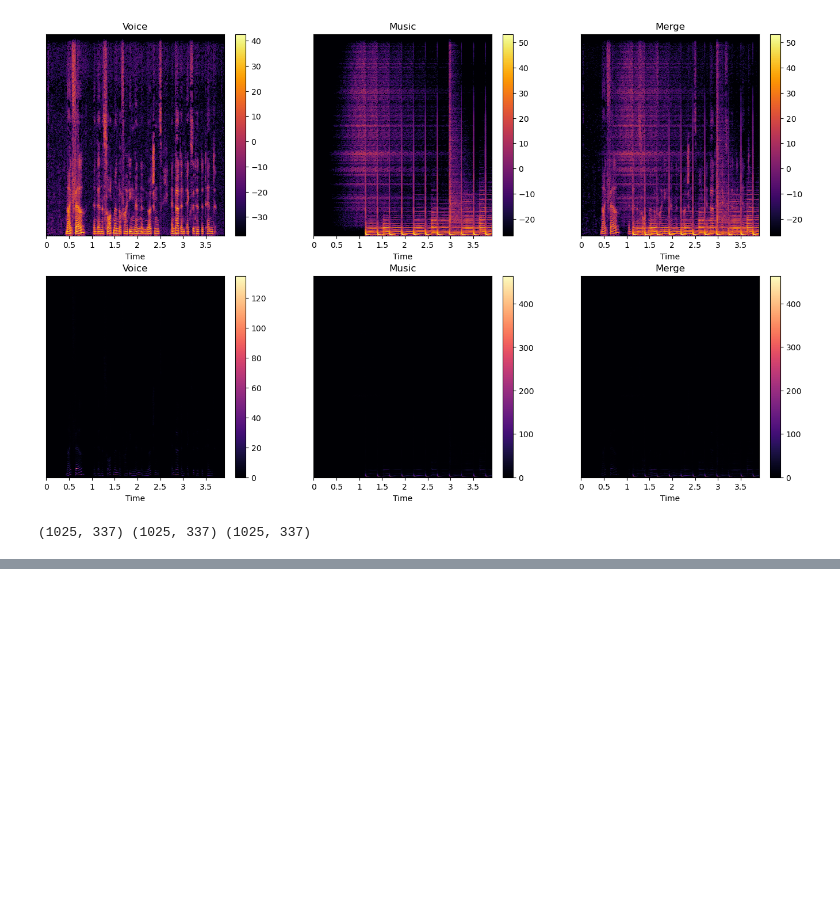
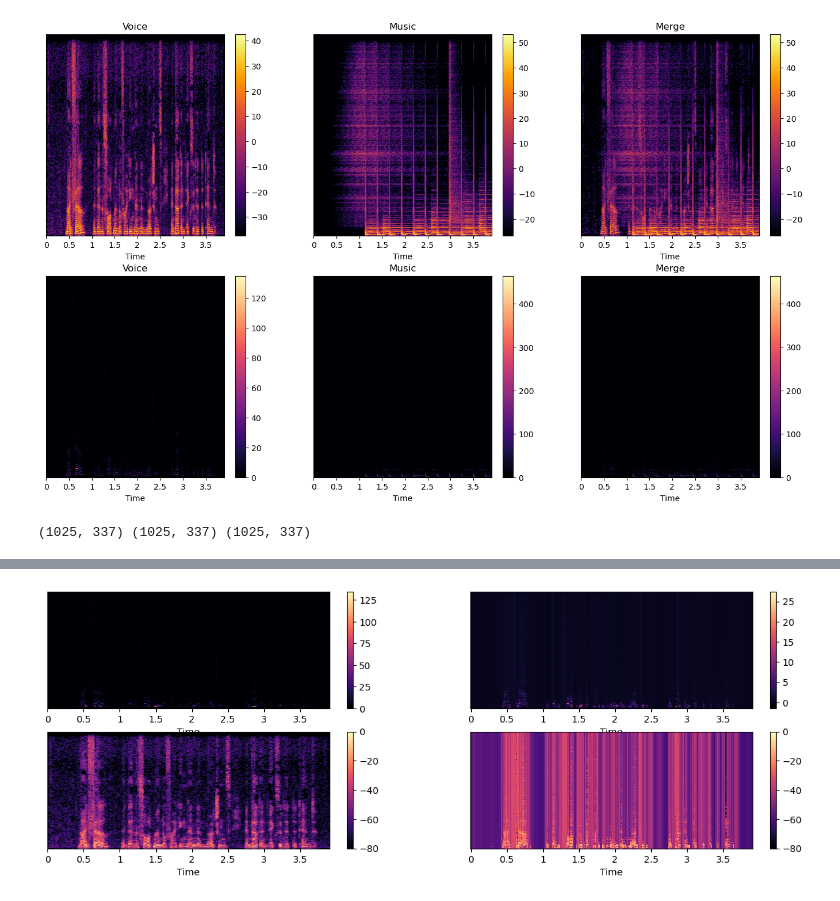
Before and after one commit to jbw9964/2023-MATLAB-AI-contest, a Jupyter notebook: Jun_repo/test3.ipynb, the cells around one changed output, grey strips where cells are left out. Saved outputs shown, nothing was run; the diff lists cells and outputs as text; code cells hidden in the pictures; blank space fills up the shorter version.

```diff
--- a/Jun_repo/test3.ipynb
+++ b/Jun_repo/test3.ipynb
@@ -166,0 +158,3 @@ plt.show()
+# %%
+pred = model.predict(D_merge.reshape((1, 1025, 337)), batch_size=1)
+pred = pred.reshape((1025, 337))
@@ -166,0 +163,15 @@ plt.show()
+# %%
+fig, axes = plt.subplots(nrows=2, ncols=2, figsize=(15, 5))
+
+for ax, data in zip(axes[0], [D_voice, pred]) :
+    cb = librosa.display.specshow(data, x_axis="time", sr=sample_rate * 2, ax=ax)
+    plt.colorbar(cb)
+
+for ax, data in zip(axes[1], [D_voice, pred]) :
+    D_db = librosa.amplitude_to_db(data, ref=np.max)
+    cb = librosa.display.specshow(D_db, x_axis="time", sr=sample_rate * 2, ax=ax)
+    plt.colorbar(cb)
+
+plt.show()
+# %% [output]
+[figure, added]
```
Also changed, not shown: parts of 5 cells of this notebook.
